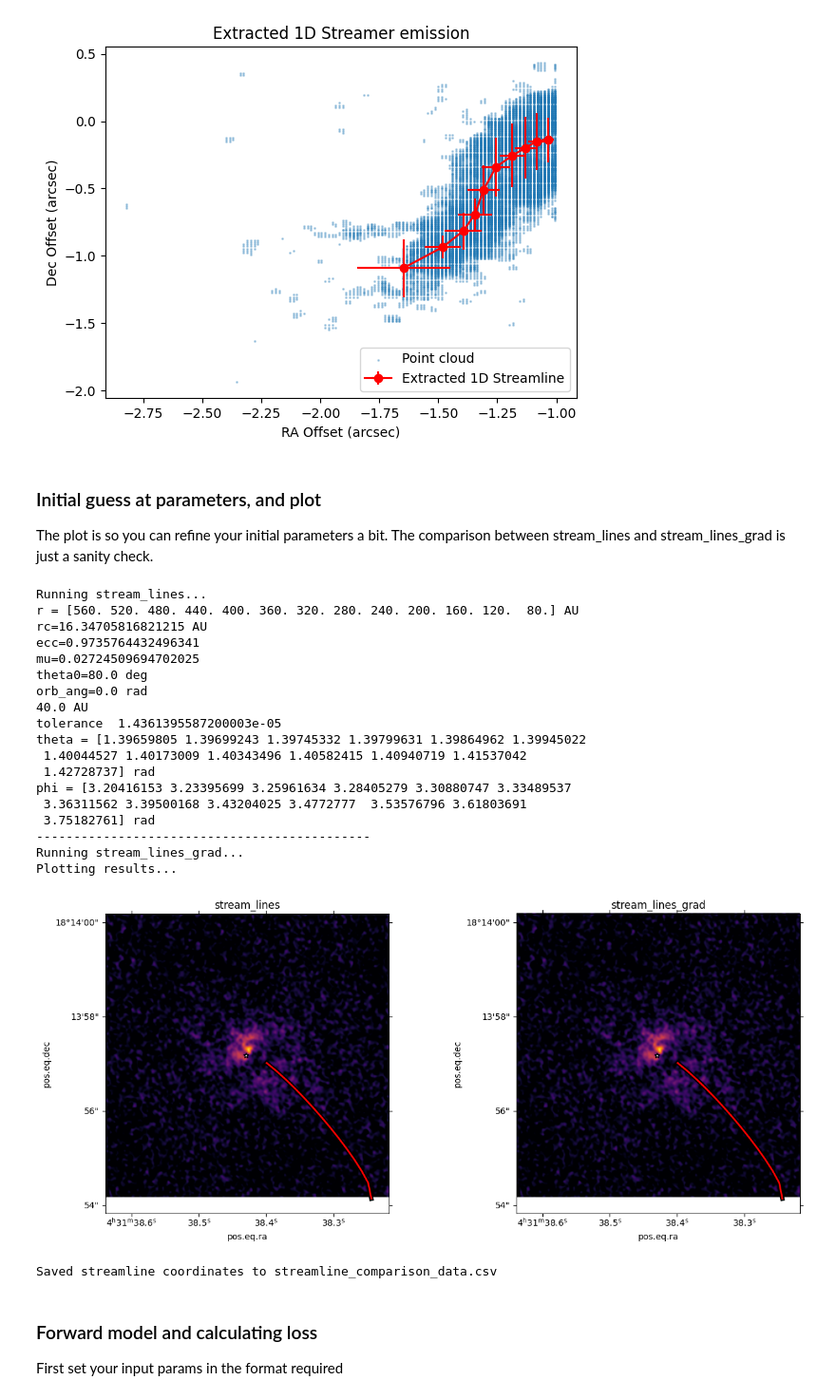
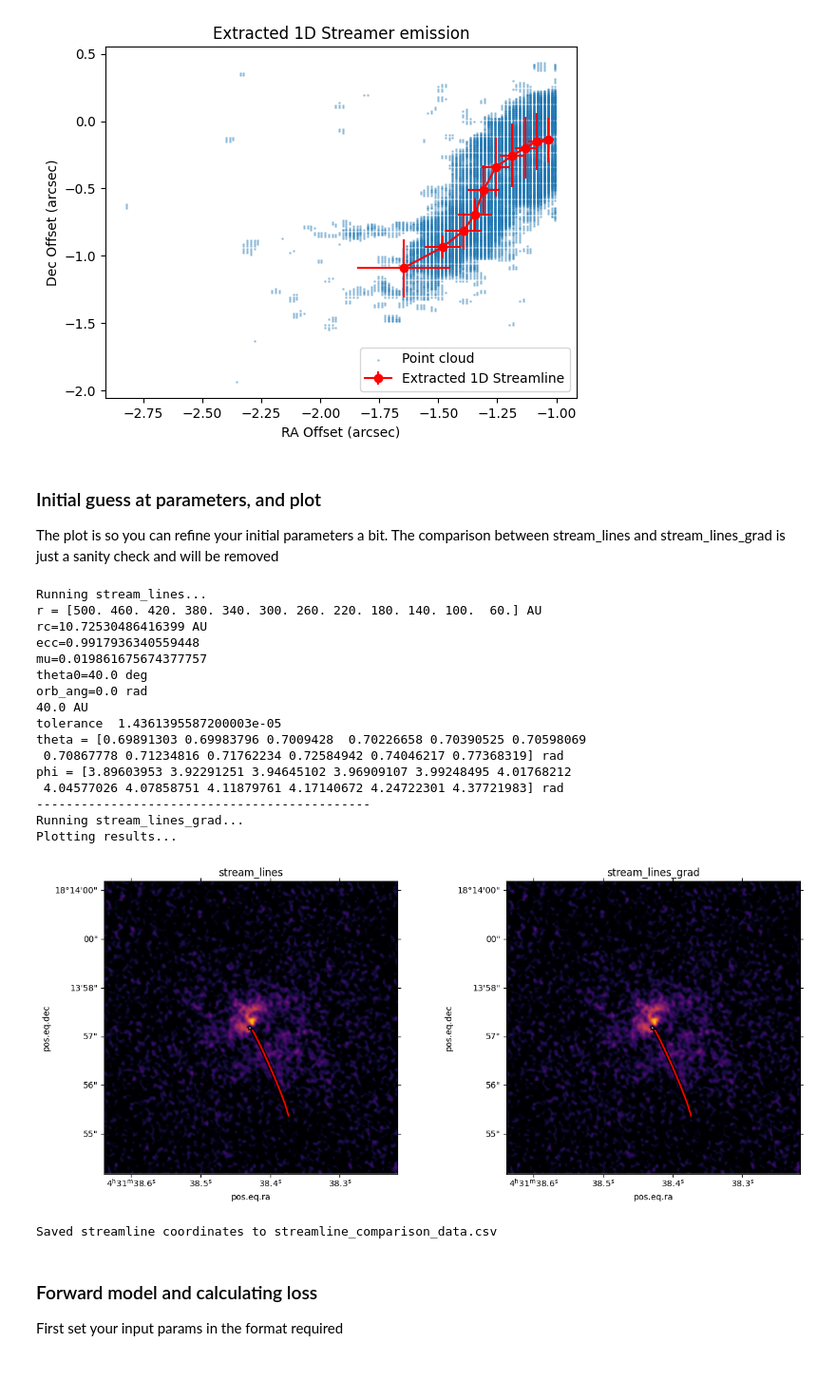
Before and after one commit to Lauren4476/velocity_tools, a Jupyter notebook: test_streamfit.ipynb, the cells around one changed output. Shown at 95% size. Drawn from its saved outputs; the diff is of its cells as text; code cells hidden in the pictures; blank space fills up the shorter version.

Commit message:
update parameter bounds

```diff
--- a/test_streamfit.ipynb
+++ b/test_streamfit.ipynb
@@ -118,19 +118,19 @@ Text(0.5, 1.0, 'Extracted 1D Streamer emission')
 # %% [markdown]
 ### Initial guess at parameters, and plot
 
-The plot is so you can refine your initial parameters a bit. The comparison between stream_lines and stream_lines_grad is just a sanity check.
+The plot is so you can refine your initial parameters a bit. The comparison between stream_lines and stream_lines_grad is just a sanity check and will be removed
 # %%
 # Initial guesses at params
-r0 = 600*u.au
-theta0 = 80.*u.deg
-phi0 = 180.*u.deg
+r0 = 540*u.au
+theta0 = 40.*u.deg
+phi0 = 220.*u.deg
 omega0 = 4e-12/u.s
 v_r0 = 0*u.km/u.s
 # params we set
 Mstar = 3.2*u.Msun
 inc = -47*u.deg
 PA_ang = 138*u.deg
-v_lsr = 7.05*u.km/u.s
+v_lsr = 7.0*u.km/u.s
 
 
 # Run the forward model with initial params - using stream_lines
@@ -196,6 +196,7 @@ ax2.plot(fil2.ra, fil2.dec, color='black', transform=ax2.get_transform('world'),
 ax2.plot(fil2.ra, fil2.dec, color='red', transform=ax2.get_transform('world'), linewidth=2)
 ax2.set_title('stream_lines_grad')
 
+
 plt.show()
 
 
@@ -205,45 +206,43 @@ streamline_data = pd.DataFrame({
     'y1': np.asarray(y1),
     'z1': np.asarray(z1),
     'vx1': np.asarray(vx1),
     'vy1': np.asarray(vy1),
     'vz1': np.asarray(vz1),
     'ra1': fil1.ra.deg,
     'dec1': fil1.dec.deg,
     'dra1': dra_stream1.value,
     'ddec1': ddec_stream1.value,
     'x2': np.asarray(x2),
     'y2': np.asarray(y2),
     'z2': np.asarray(z2),
     'vx2': np.asarray(vx2),
     'vy2': np.asarray(vy2),
     'vz2': np.asarray(vz2),
     'ra2': fil2.ra.deg,
     'dec2': fil2.dec.deg,
     'dra2': dra_stream2.value,
     'ddec2': ddec_stream2.value,
 })
 streamline_data.to_csv('streamline_comparison_data.csv', index=False)
 print(f"Saved streamline coordinates to streamline_comparison_data.csv")
 # %% [output]
 Running stream_lines...
-r = [560. 520. 480. 440. 400. 360. 320. 280. 240. 200. 160. 120.  80.] AU
-rc=16.34705816821215 AU
-ecc=0.9735764432496341
-mu=0.02724509694702025
-theta0=80.0 deg
+r = [500. 460. 420. 380. 340. 300. 260. 220. 180. 140. 100.  60.] AU
+rc=10.72530486416399 AU
+ecc=0.9917936340559448
+mu=0.019861675674377757
+theta0=40.0 deg
 orb_ang=0.0 rad
 40.0 AU
 tolerance  1.4361395587200003e-05
-theta = [1.39659805 1.39699243 1.39745332 1.39799631 1.39864962 1.39945022
- 1.40044527 1.40173009 1.40343496 1.40582415 1.40940719 1.41537042
- 1.42728737] rad
-phi = [3.20416153 3.23395699 3.25961634 3.28405279 3.30880747 3.33489537
- 3.36311562 3.39500168 3.43204025 3.4772777  3.53576796 3.61803691
- 3.75182761] rad
+theta = [0.69891303 0.69983796 0.7009428  0.70226658 0.70390525 0.70598069
+ 0.70867778 0.71234816 0.71762234 0.72584942 0.74046217 0.77368319] rad
+phi = [3.89603953 3.92291251 3.94645102 3.96909107 3.99248495 4.01768212
+ 4.04577026 4.07858751 4.11879761 4.17140672 4.24722301 4.37721983] rad
 ---------------------------------------------
 Running stream_lines_grad...
 Plotting results...
-[figure, old version]
+[figure, new version]
 Saved streamline coordinates to streamline_comparison_data.csv
 # %% [markdown]
 ### Forward model and calculating loss
```
Also changed, not shown: parts of 6 cells of this notebook, 2 other files.
